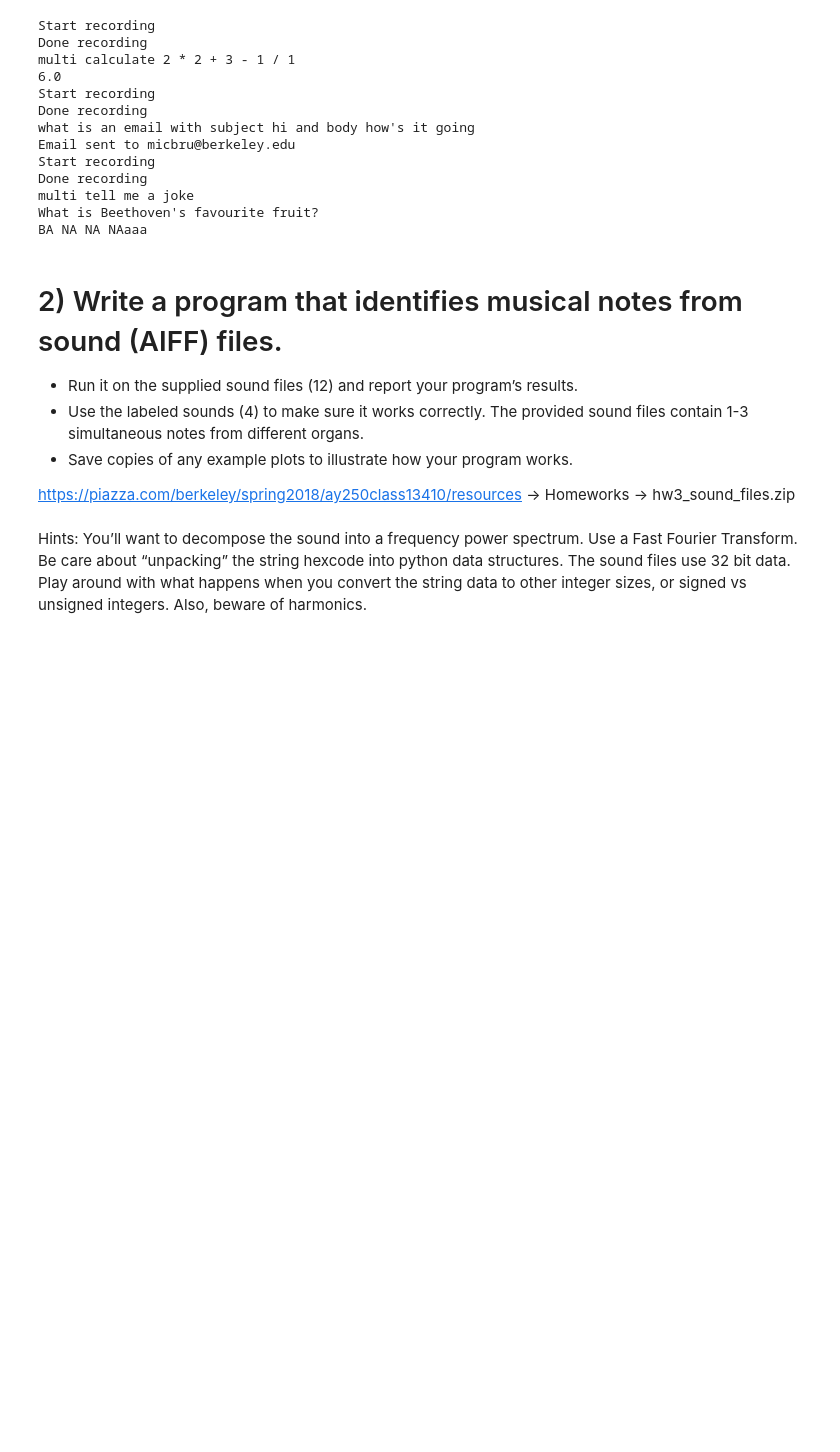
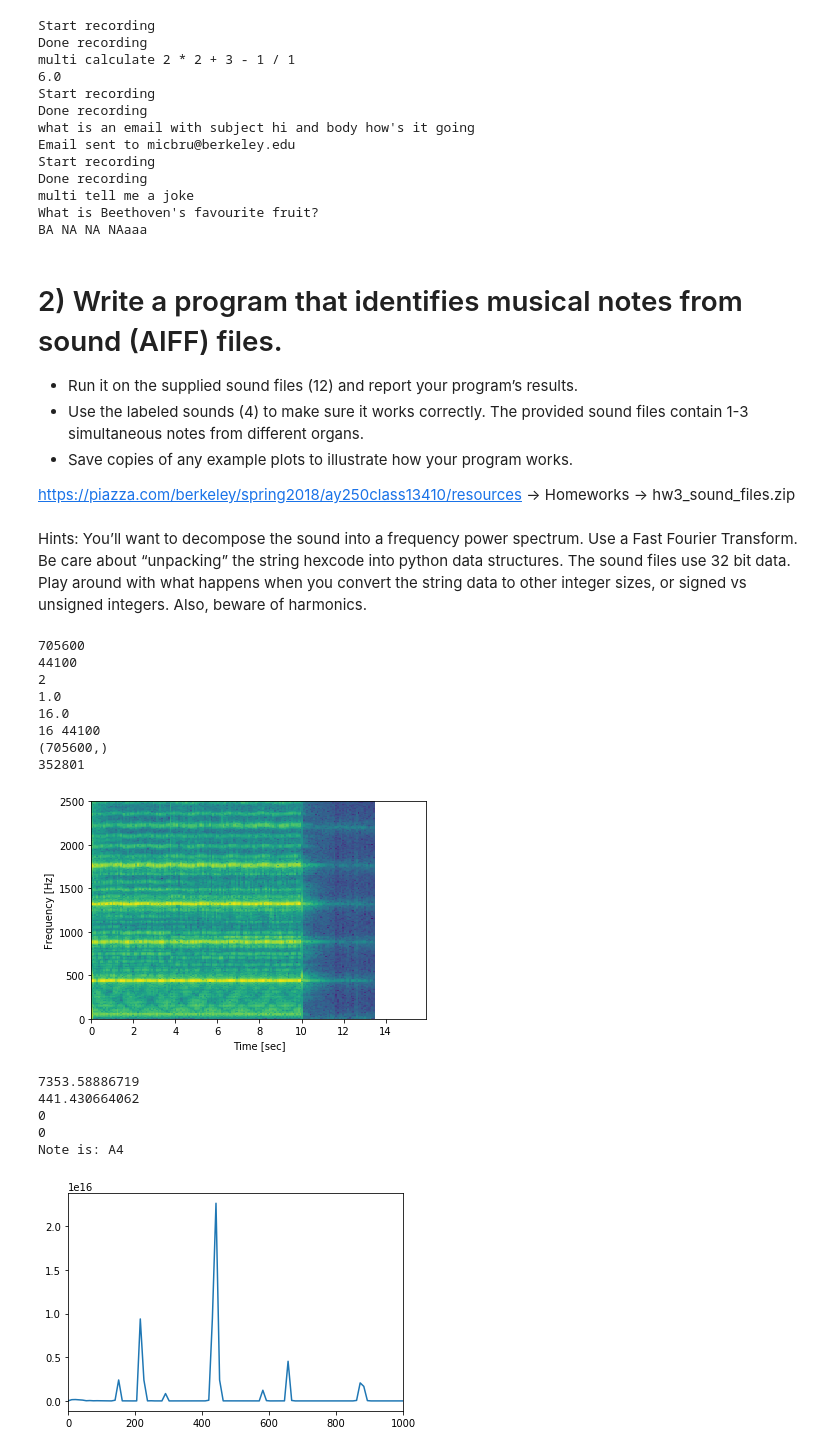
Before and after one commit to micbru/a250-hw, a Jupyter notebook: hw_3/hw3.ipynb, the cells around one changed output. Cells and saved outputs as stored; diff of their text form; code cells hidden in the pictures; blank space fills up the shorter version.

Commit message:
Question 2 on hw3 now works except on multiple notes, and is a mess.

```diff
--- a/hw_3/hw3.ipynb
+++ b/hw_3/hw3.ipynb
@@ -300,0 +375,19 @@ Hints: You’ll want to decompose the sound into a frequency power spectrum. Use
+# %%
+fname = './sound_files/A4_PopOrgan.aif'
+find_notes(fname)
+# %% [output]
+705600
+44100
+2
+1.0
+16.0
+16 44100
+(705600,)
+352801
+[figure, added]
+7353.58886719
+441.430664062
+0
+0
+Note is: A4
+[figure, added]
```
Also changed, not shown: parts of 8 cells of this notebook, 1 other file.
